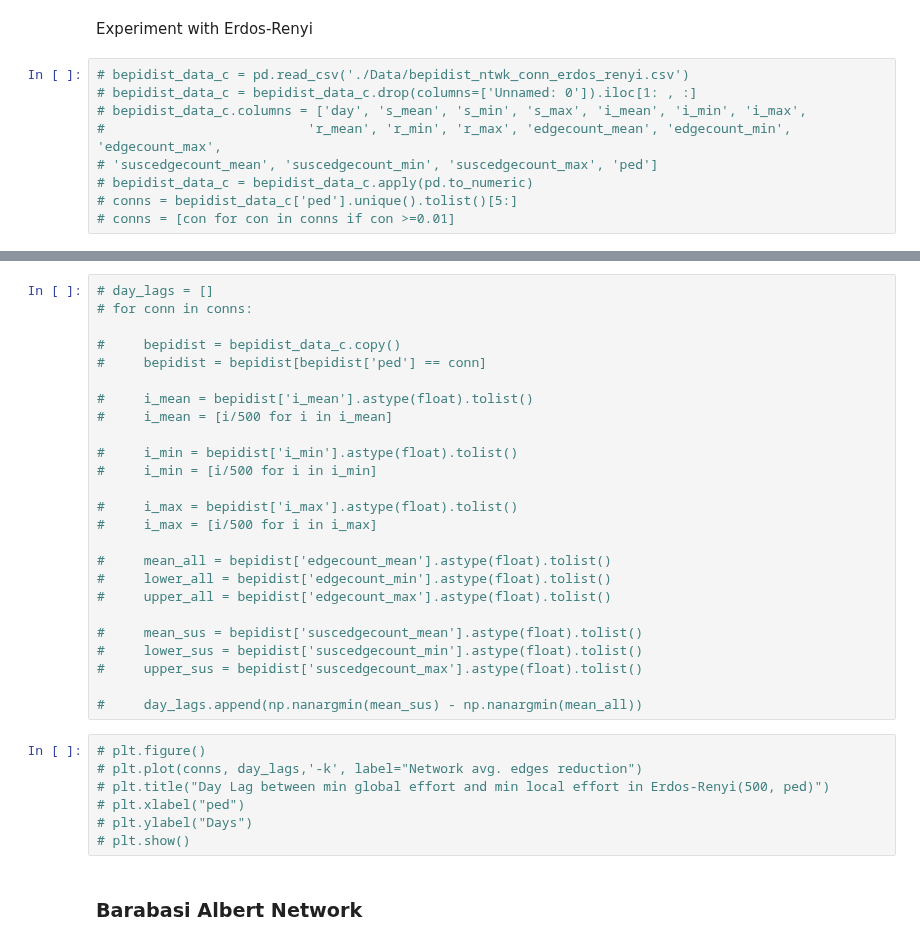
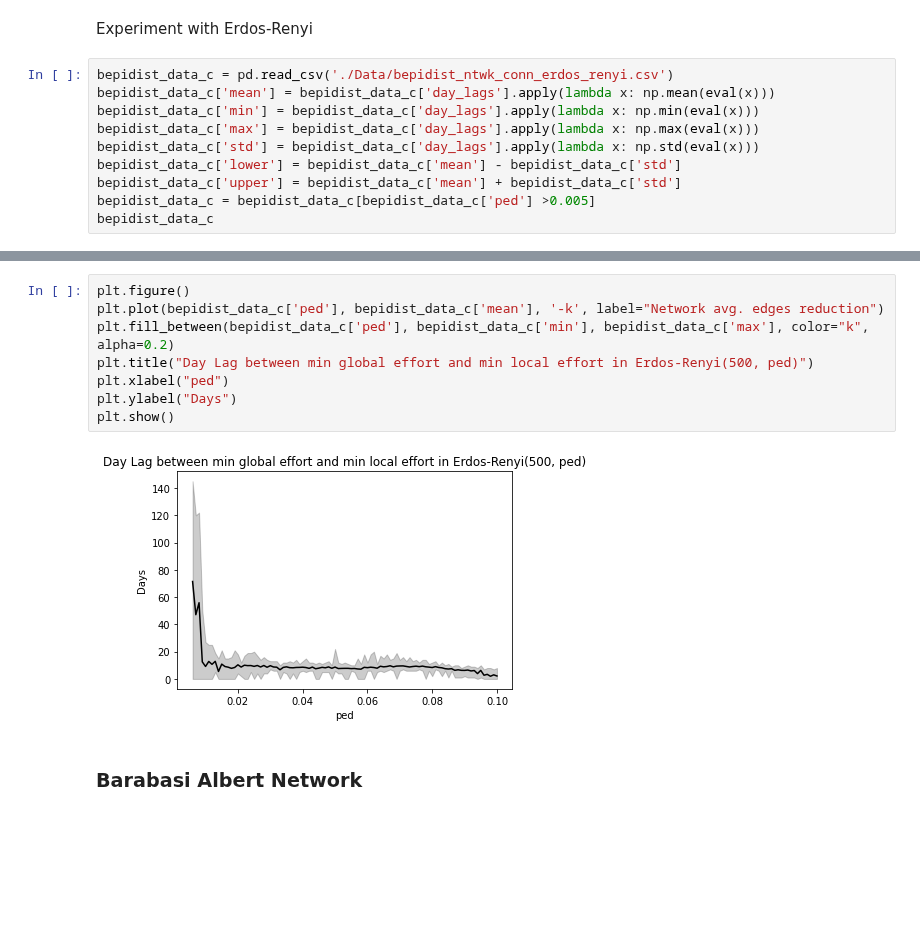
Before and after one commit to JimmyCalvoMonge/AdaptiveNetworks, a Jupyter notebook: network_experiments.ipynb, the cells around one changed output, grey strips where cells are left out. Cells and saved outputs as stored; diff of their text form; blank space fills up the shorter version.

```diff
--- a/network_experiments.ipynb
+++ b/network_experiments.ipynb
@@ -731,11 +731,12 @@ Not important ...
 # %% [markdown]
 Experiment with Erdos-Renyi
 # %%
-# bepidist_data_c = pd.read_csv('./Data/bepidist_ntwk_conn_erdos_renyi.csv')
-# bepidist_data_c = bepidist_data_c.drop(columns=['Unnamed: 0']).iloc[1: , :]
-# bepidist_data_c.columns = ['day', 's_mean', 's_min', 's_max', 'i_mean', 'i_min', 'i_max',
-#                          'r_mean', 'r_min', 'r_max', 'edgecount_mean', 'edgecount_min', 'edgecount_max',
-# 'suscedgecount_mean', 'suscedgecount_min', 'suscedgecount_max', 'ped']
-# bepidist_data_c = bepidist_data_c.apply(pd.to_numeric)
-# conns = bepidist_data_c['ped'].unique().tolist()[5:]
-# conns = [con for con in conns if con >=0.01]
+bepidist_data_c = pd.read_csv('./Data/bepidist_ntwk_conn_erdos_renyi.csv')
+bepidist_data_c['mean'] = bepidist_data_c['day_lags'].apply(lambda x: np.mean(eval(x)))
+bepidist_data_c['min'] = bepidist_data_c['day_lags'].apply(lambda x: np.min(eval(x)))
+bepidist_data_c['max'] = bepidist_data_c['day_lags'].apply(lambda x: np.max(eval(x)))
+bepidist_data_c['std'] = bepidist_data_c['day_lags'].apply(lambda x: np.std(eval(x)))
+bepidist_data_c['lower'] = bepidist_data_c['mean'] - bepidist_data_c['std']
+bepidist_data_c['upper'] = bepidist_data_c['mean'] + bepidist_data_c['std']
+bepidist_data_c = bepidist_data_c[bepidist_data_c['ped'] >0.005]
+bepidist_data_c
@@ -742,35 +757,13 @@ Experiment with Erdos-Renyi
 # %%
-# day_lags = []
-# for conn in conns:
-
-#     bepidist = bepidist_data_c.copy()
-#     bepidist = bepidist[bepidist['ped'] == conn]
-
-#     i_mean = bepidist['i_mean'].astype(float).tolist()
-#     i_mean = [i/500 for i in i_mean]
-
-#     i_min = bepidist['i_min'].astype(float).tolist()
-#     i_min = [i/500 for i in i_min]
-
-#     i_max = bepidist['i_max'].astype(float).tolist()
-#     i_max = [i/500 for i in i_max]
-
-#     mean_all = bepidist['edgecount_mean'].astype(float).tolist()
-#     lower_all = bepidist['edgecount_min'].astype(float).tolist()
-#     upper_all = bepidist['edgecount_max'].astype(float).tolist()
-
-#     mean_sus = bepidist['suscedgecount_mean'].astype(float).tolist()
-#     lower_sus = bepidist['suscedgecount_min'].astype(float).tolist()
-#     upper_sus = bepidist['suscedgecount_max'].astype(float).tolist()
-
-#     day_lags.append(np.nanargmin(mean_sus) - np.nanargmin(mean_all))
+plt.figure()
+plt.plot(bepidist_data_c['ped'], bepidist_data_c['mean'], '-k', label="Network avg. edges reduction")
+plt.fill_between(bepidist_data_c['ped'], bepidist_data_c['min'], bepidist_data_c['max'], color="k", alpha=0.2)
+plt.title("Day Lag between min global effort and min local effort in Erdos-Renyi(500, ped)")
+plt.xlabel("ped")
+plt.ylabel("Days")
+plt.show()
+# %% [output]
+[figure, added]
-# %%
-# plt.figure()
-# plt.plot(conns, day_lags,'-k', label="Network avg. edges reduction")
-# plt.title("Day Lag between min global effort and min local effort in Erdos-Renyi(500, ped)")
-# plt.xlabel("ped")
-# plt.ylabel("Days")
-# plt.show()
 # %% [markdown]
 ### Barabasi Albert Network
 # %%
```
Also changed, not shown: parts of 13 cells of this notebook, 4 other files.
